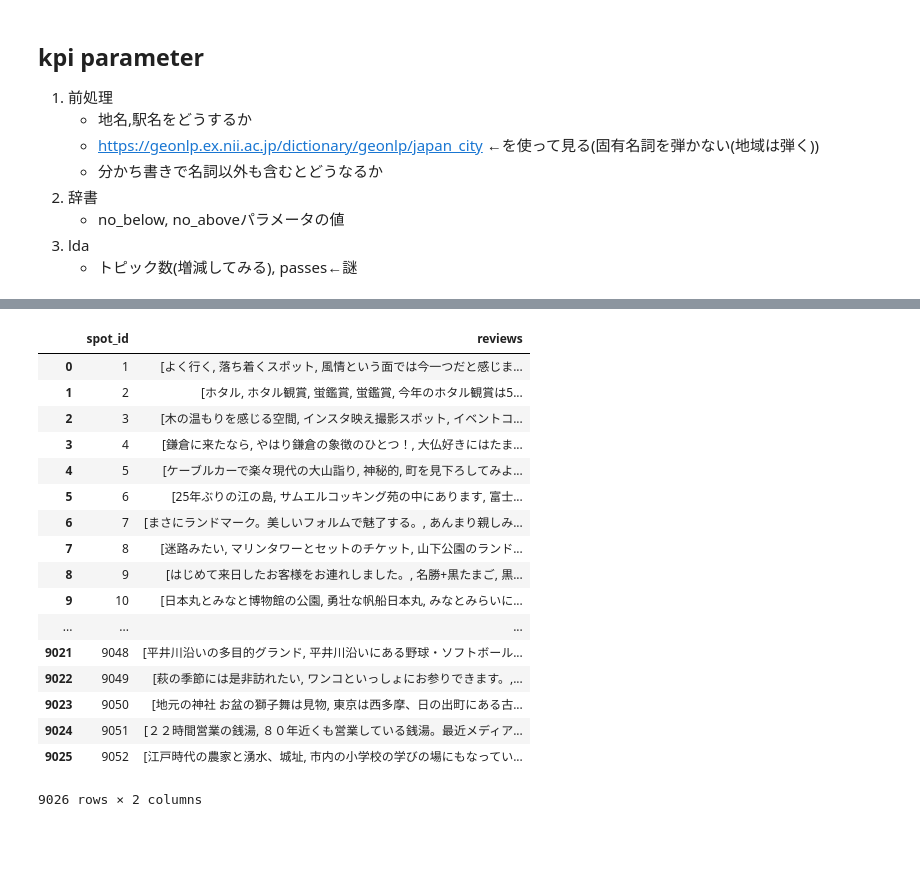
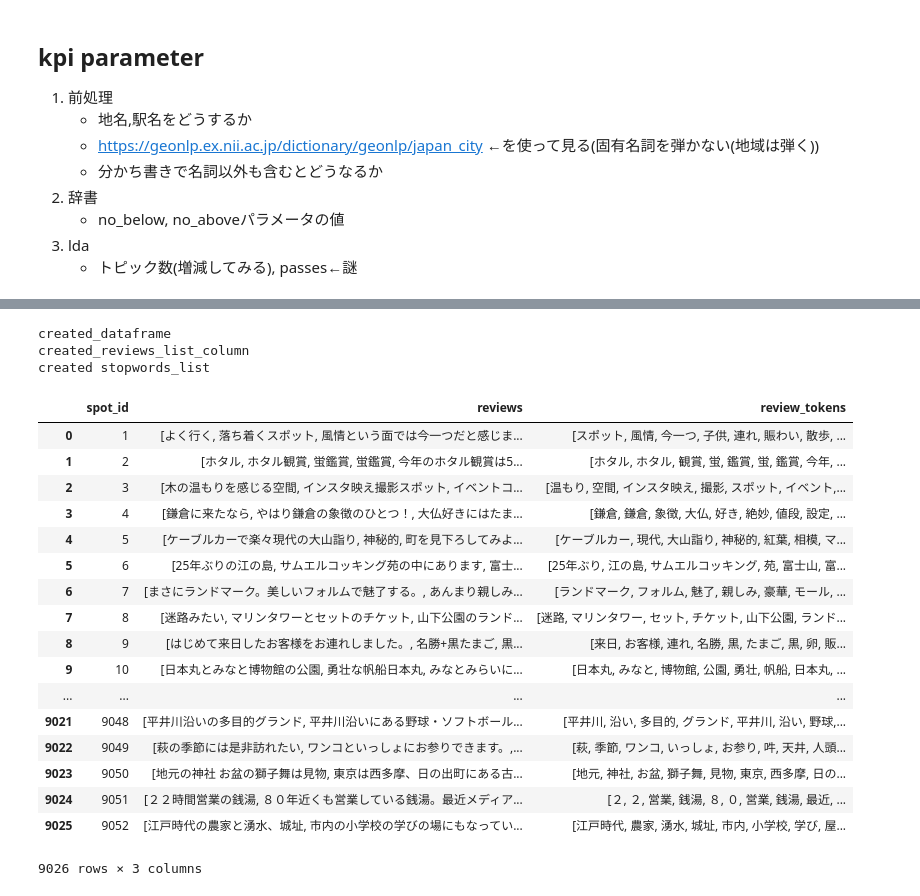
Before and after one commit to xim0608/graduation_research, a Jupyter notebook: notebooks/consider_lda_recommend_logic.ipynb, the cells around one changed output, grey strips where cells are left out. Saved outputs shown, nothing was run; the diff lists cells and outputs as text; code cells hidden in the pictures; blank space fills up the shorter version.

```diff
--- a/notebooks/consider_lda_recommend_logic.ipynb
+++ b/notebooks/consider_lda_recommend_logic.ipynb
@@ -46,21 +21,27 @@ df_by_spot = gr_df.create_reviews_list(df)
-# %%
-df_by_spot
-# %% [output]
-|  | spot_id | reviews |
-| 0 | 1 | [よく行く, 落ち着くスポット, 風情という面では今一つだと感じま... |
-| 1 | 2 | [ホタル, ホタル観賞, 蛍鑑賞, 蛍鑑賞, 今年のホタル観賞は5... |
-| 2 | 3 | [木の温もりを感じる空間, インスタ映え撮影スポット, イベントコ... |
-| 3 | 4 | [鎌倉に来たなら, やはり鎌倉の象徴のひとつ！, 大仏好きにはたま... |
-| 4 | 5 | [ケーブルカーで楽々現代の大山詣り, 神秘的, 町を見下ろしてみよ... |
-| 5 | 6 | [25年ぶりの江の島, サムエルコッキング苑の中にあります, 富士... |
-| 6 | 7 | [まさにランドマーク。美しいフォルムで魅了する。, あんまり親しみ... |
-| 7 | 8 | [迷路みたい, マリンタワーとセットのチケット, 山下公園のランド... |
-| 8 | 9 | [はじめて来日したお客様をお連れしました。, 名勝+黒たまご, 黒... |
-| 9 | 10 | [日本丸とみなと博物館の公園, 勇壮な帆船日本丸, みなとみらいに... |
-| ... | ... | ... |
-| 9021 | 9048 | [平井川沿いの多目的グランド, 平井川沿いにある野球・ソフトボール... |
-| 9022 | 9049 | [萩の季節には是非訪れたい, ワンコといっしょにお参りできます。,... |
-| 9023 | 9050 | [地元の神社 お盆の獅子舞は見物, 東京は西多摩、日の出町にある古... |
-| 9024 | 9051 | [２２時間営業の銭湯, ８０年近くも営業している銭湯。最近メディア... |
-| 9025 | 9052 | [江戸時代の農家と湧水、城址, 市内の小学校の学びの場にもなってい... |
-9026 rows × 2 columns
+# %%
+reviews = ReviewData()
+# %% [output]
+created_dataframe
+created_reviews_list_column
+created stopwords_list
+# %%
+reviews.df
+# %% [output]
+|  | spot_id | reviews | review_tokens |
+| 0 | 1 | [よく行く, 落ち着くスポット, 風情という面では今一つだと感じま... | [スポット, 風情, 今一つ, 子供, 連れ, 賑わい, 散歩, ... |
+| 1 | 2 | [ホタル, ホタル観賞, 蛍鑑賞, 蛍鑑賞, 今年のホタル観賞は5... | [ホタル, ホタル, 観賞, 蛍, 鑑賞, 蛍, 鑑賞, 今年, ... |
+| 2 | 3 | [木の温もりを感じる空間, インスタ映え撮影スポット, イベントコ... | [温もり, 空間, インスタ映え, 撮影, スポット, イベント,... |
+| 3 | 4 | [鎌倉に来たなら, やはり鎌倉の象徴のひとつ！, 大仏好きにはたま... | [鎌倉, 鎌倉, 象徴, 大仏, 好き, 絶妙, 値段, 設定, ... |
+| 4 | 5 | [ケーブルカーで楽々現代の大山詣り, 神秘的, 町を見下ろしてみよ... | [ケーブルカー, 現代, 大山詣り, 神秘的, 紅葉, 相模, マ... |
+| 5 | 6 | [25年ぶりの江の島, サムエルコッキング苑の中にあります, 富士... | [25年ぶり, 江の島, サムエルコッキング, 苑, 富士山, 富... |
+| 6 | 7 | [まさにランドマーク。美しいフォルムで魅了する。, あんまり親しみ... | [ランドマーク, フォルム, 魅了, 親しみ, 豪華, モール, ... |
+| 7 | 8 | [迷路みたい, マリンタワーとセットのチケット, 山下公園のランド... | [迷路, マリンタワー, セット, チケット, 山下公園, ランド... |
+| 8 | 9 | [はじめて来日したお客様をお連れしました。, 名勝+黒たまご, 黒... | [来日, お客様, 連れ, 名勝, 黒, たまご, 黒, 卵, 販... |
+| 9 | 10 | [日本丸とみなと博物館の公園, 勇壮な帆船日本丸, みなとみらいに... | [日本丸, みなと, 博物館, 公園, 勇壮, 帆船, 日本丸, ... |
+| ... | ... | ... | ... |
+| 9021 | 9048 | [平井川沿いの多目的グランド, 平井川沿いにある野球・ソフトボール... | [平井川, 沿い, 多目的, グランド, 平井川, 沿い, 野球,... |
+| 9022 | 9049 | [萩の季節には是非訪れたい, ワンコといっしょにお参りできます。,... | [萩, 季節, ワンコ, いっしょ, お参り, 吽, 天井, 人頭... |
+| 9023 | 9050 | [地元の神社 お盆の獅子舞は見物, 東京は西多摩、日の出町にある古... | [地元, 神社, お盆, 獅子舞, 見物, 東京, 西多摩, 日の... |
+| 9024 | 9051 | [２２時間営業の銭湯, ８０年近くも営業している銭湯。最近メディア... | [２, ２, 営業, 銭湯, ８, ０, 営業, 銭湯, 最近, ... |
+| 9025 | 9052 | [江戸時代の農家と湧水、城址, 市内の小学校の学びの場にもなってい... | [江戸時代, 農家, 湧水, 城址, 市内, 小学校, 学び, 屋... |
+9026 rows × 3 columns
```
Also changed, not shown: parts of 4 cells of this notebook, 12 other files.
